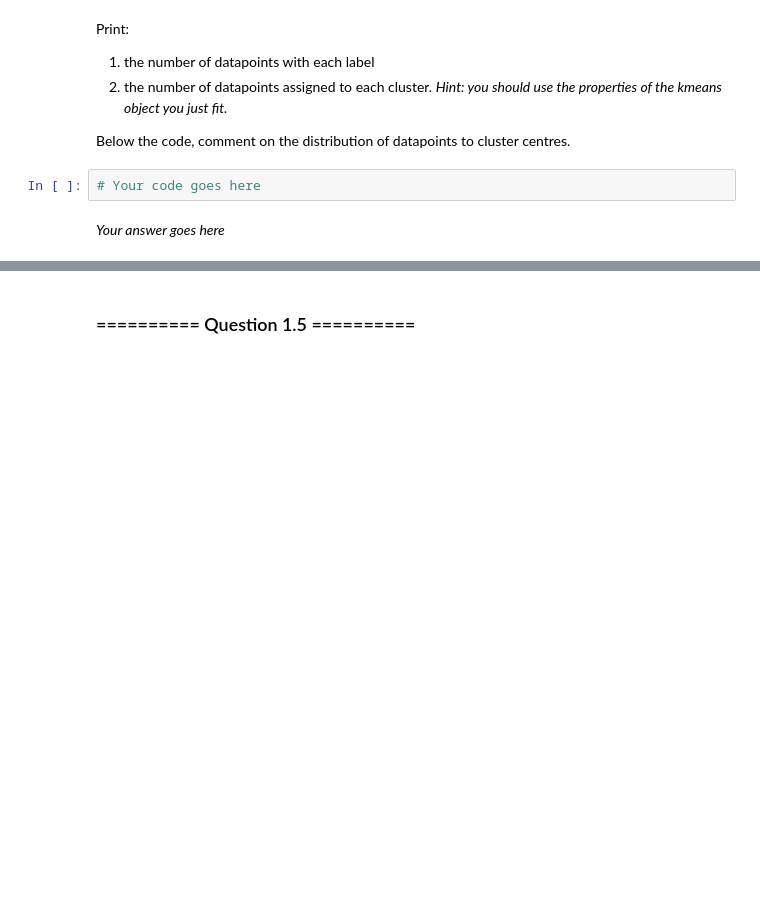
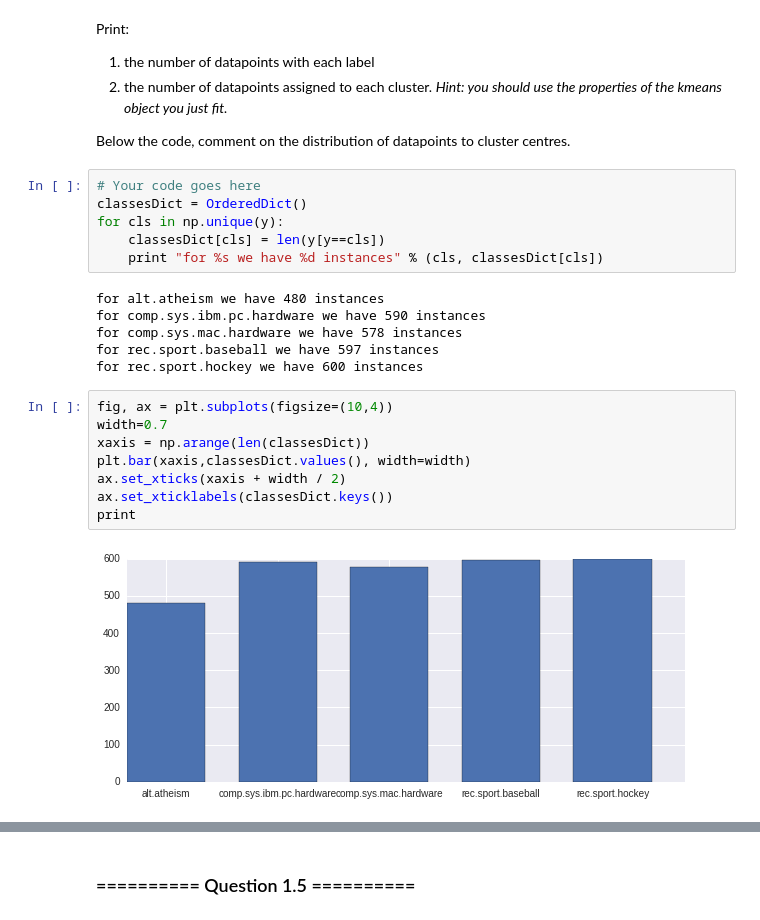
Before and after one commit to ngbcos/iaml-1, a Jupyter notebook: 09_Assignment_4_pligor.ipynb, the cells around one changed output, grey strips where cells are left out. Saved outputs shown, nothing was run; the diff lists cells and outputs as text; blank space fills up the shorter version.

```diff
--- a/09_Assignment_4_pligor.ipynb
+++ b/09_Assignment_4_pligor.ipynb
@@ -197,7 +342,25 @@ Print:
 2. the number of datapoints assigned to each cluster. *Hint: you should use the properties of the kmeans object you just fit.*
 
 Below the code, comment on the distribution of datapoints to cluster centres.
-# %%
-# Your code goes here
-# %% [markdown]
-*Your answer goes here*
+# %%
+# Your code goes here
+classesDict = OrderedDict()
+for cls in np.unique(y):
+    classesDict[cls] = len(y[y==cls])
+    print "for %s we have %d instances" % (cls, classesDict[cls])
+# %% [output]
+for alt.atheism we have 480 instances
+for comp.sys.ibm.pc.hardware we have 590 instances
+for comp.sys.mac.hardware we have 578 instances
+for rec.sport.baseball we have 597 instances
+for rec.sport.hockey we have 600 instances
+# %%
+fig, ax = plt.subplots(figsize=(10,4))
+width=0.7
+xaxis = np.arange(len(classesDict))
+plt.bar(xaxis,classesDict.values(), width=width)
+ax.set_xticks(xaxis + width / 2)
+ax.set_xticklabels(classesDict.keys())
+print
+# %% [output]
+[figure, added]
```
Also changed, not shown: parts of 97 cells of this notebook.
